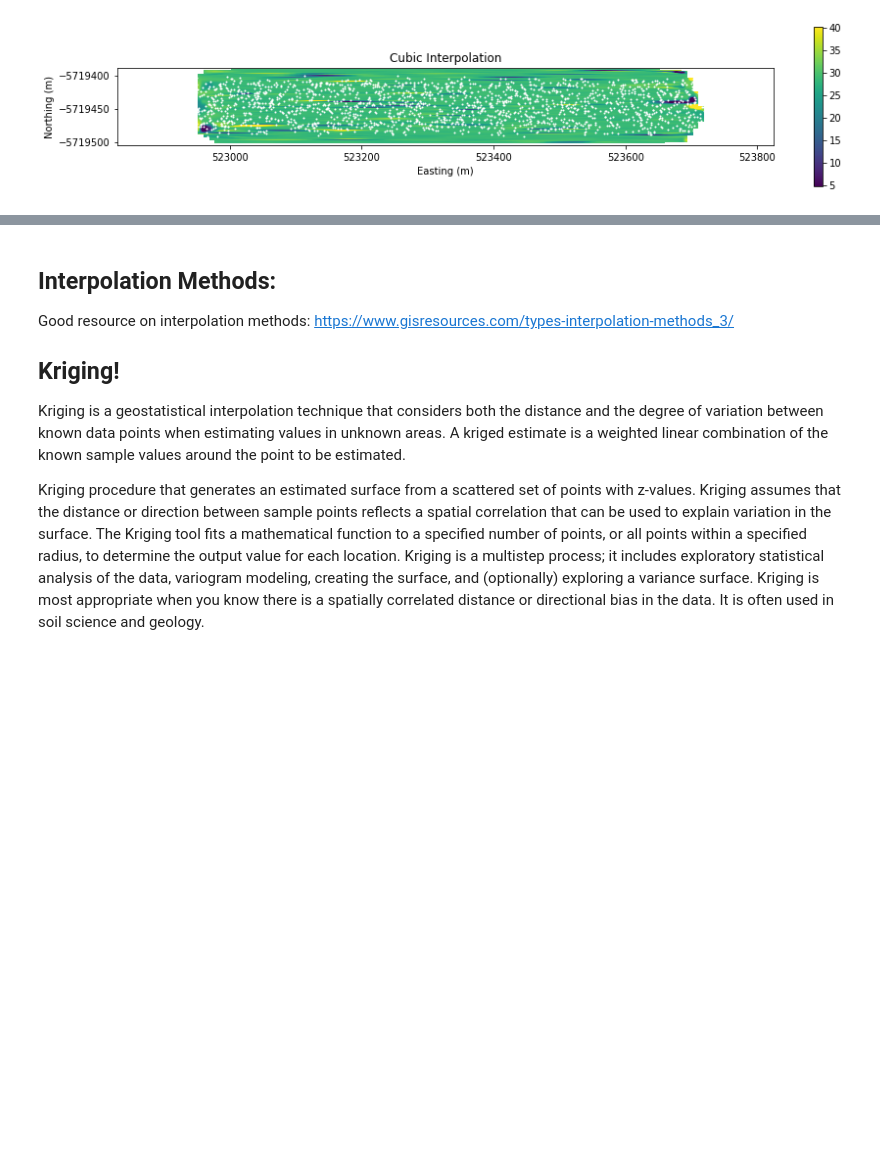
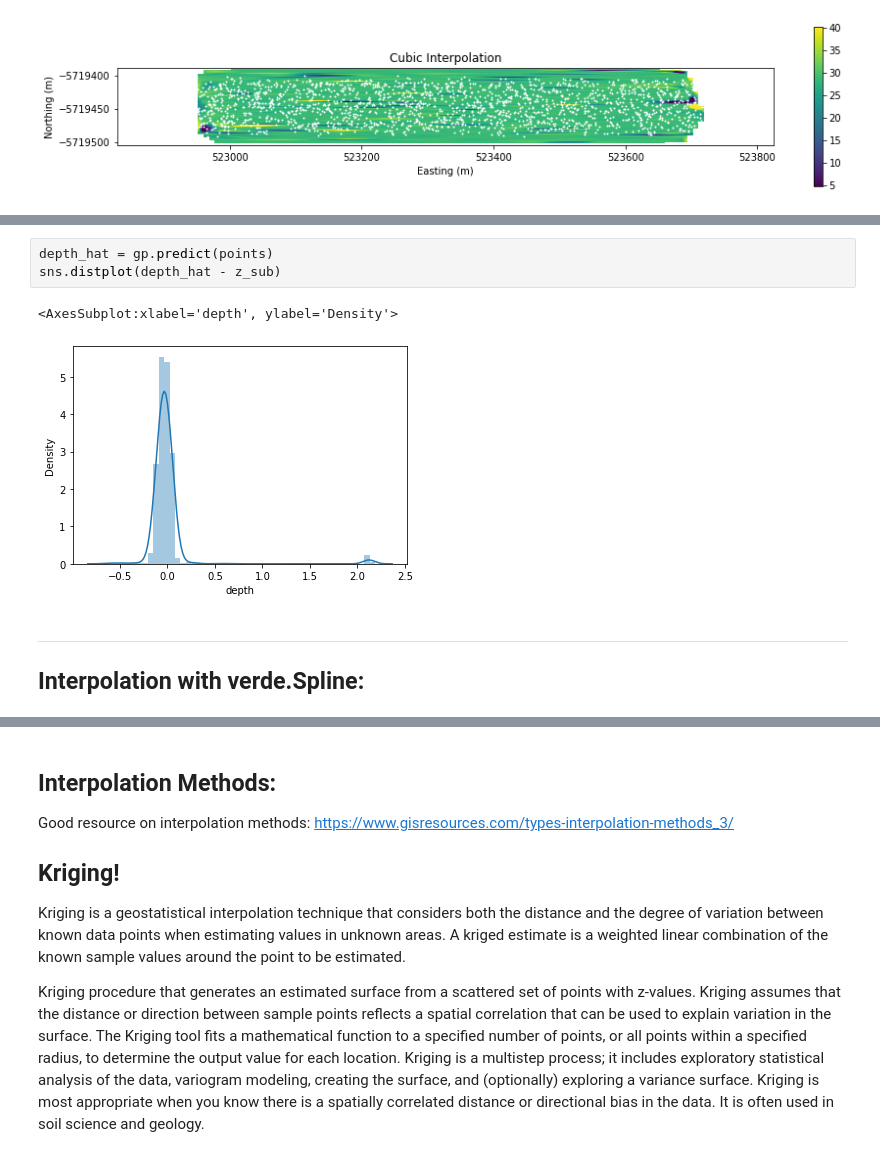
Before and after one commit to monsterkittykitty/CS_IndependentStudy, a Jupyter notebook: MultibeamAnalysis.ipynb, the cells around one changed output, grey strips where cells are left out. Cells and saved outputs as stored; diff of their text form; blank space fills up the shorter version.

```diff
--- a/MultibeamAnalysis.ipynb
+++ b/MultibeamAnalysis.ipynb
@@ -367,0 +400,10 @@ fig.tight_layout(pad=2)
+# %%
+depth_hat = gp.predict(points)
+sns.distplot(depth_hat - z_sub)
+# %% [output]
+<AxesSubplot:xlabel='depth', ylabel='Density'>
+[figure, added]
+# %% [markdown]
+------------------------------------------------------------
+Interpolation with verde.Spline:
+------------------------------------------------------------
```
Also changed, not shown: parts of 16 cells of this notebook.
